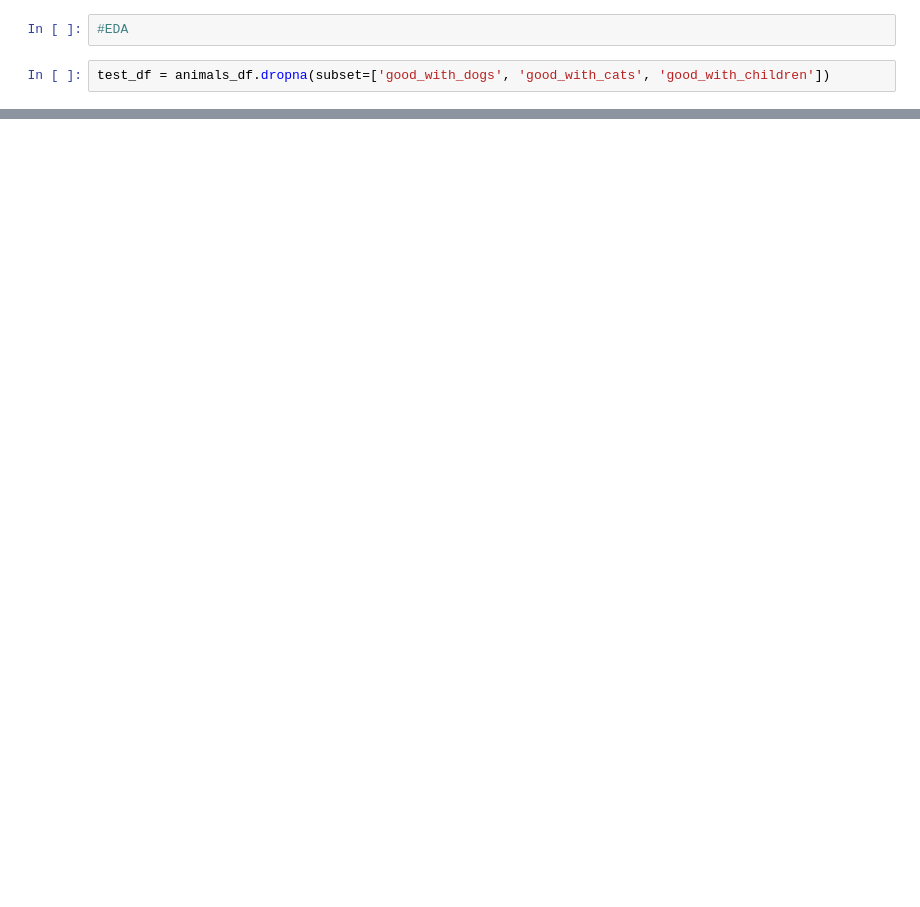
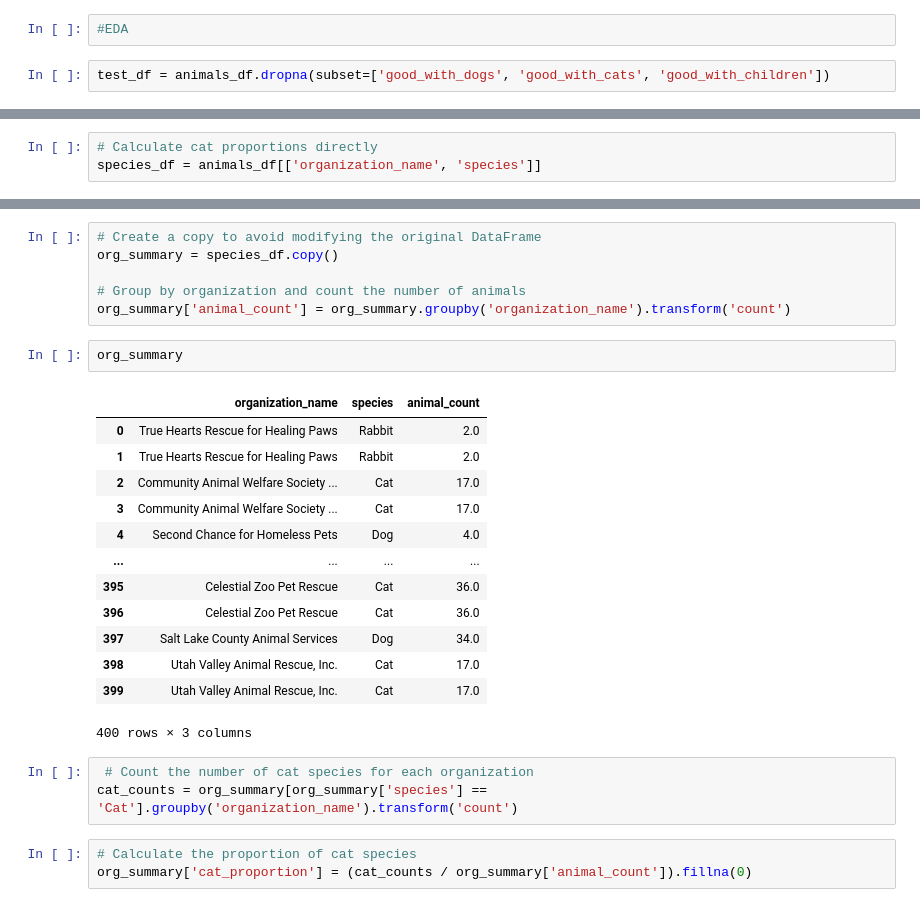
Before and after one commit to clawmendra/petfinder, a Jupyter notebook: petfinder.ipynb, the cells around one changed output, grey strips where cells are left out. Cells and saved outputs as stored; diff of their text form; blank space fills up the shorter version.

```diff
--- a/petfinder.ipynb
+++ b/petfinder.ipynb
@@ -240,0 +275,3 @@ Text(0, 0.5, 'Count of Animals')
+# %%
+# Calculate cat proportions directly
+species_df = animals_df[['organization_name', 'species']]
@@ -240,0 +294,28 @@ Text(0, 0.5, 'Count of Animals')
+# %%
+# Create a copy to avoid modifying the original DataFrame
+org_summary = species_df.copy()
+
+# Group by organization and count the number of animals
+org_summary['animal_count'] = org_summary.groupby('organization_name').transform('count')
+# %%
+org_summary
+# %% [output]
+|  | organization_name | species | animal_count |
+| 0 | True Hearts Rescue for Healing Paws | Rabbit | 2.0 |
+| 1 | True Hearts Rescue for Healing Paws | Rabbit | 2.0 |
+| 2 | Community Animal Welfare Society ... | Cat | 17.0 |
+| 3 | Community Animal Welfare Society ... | Cat | 17.0 |
+| 4 | Second Chance for Homeless Pets | Dog | 4.0 |
+| ... | ... | ... | ... |
+| 395 | Celestial Zoo Pet Rescue | Cat | 36.0 |
+| 396 | Celestial Zoo Pet Rescue | Cat | 36.0 |
+| 397 | Salt Lake County Animal Services | Dog | 34.0 |
+| 398 | Utah Valley Animal Rescue, Inc. | Cat | 17.0 |
+| 399 | Utah Valley Animal Rescue, Inc. | Cat | 17.0 |
+400 rows × 3 columns
+# %%
+ # Count the number of cat species for each organization
+cat_counts = org_summary[org_summary['species'] == 'Cat'].groupby('organization_name').transform('count')
+# %%
+# Calculate the proportion of cat species
+org_summary['cat_proportion'] = (cat_counts / org_summary['animal_count']).fillna(0)
```
Also changed, not shown: parts of 16 cells of this notebook.
